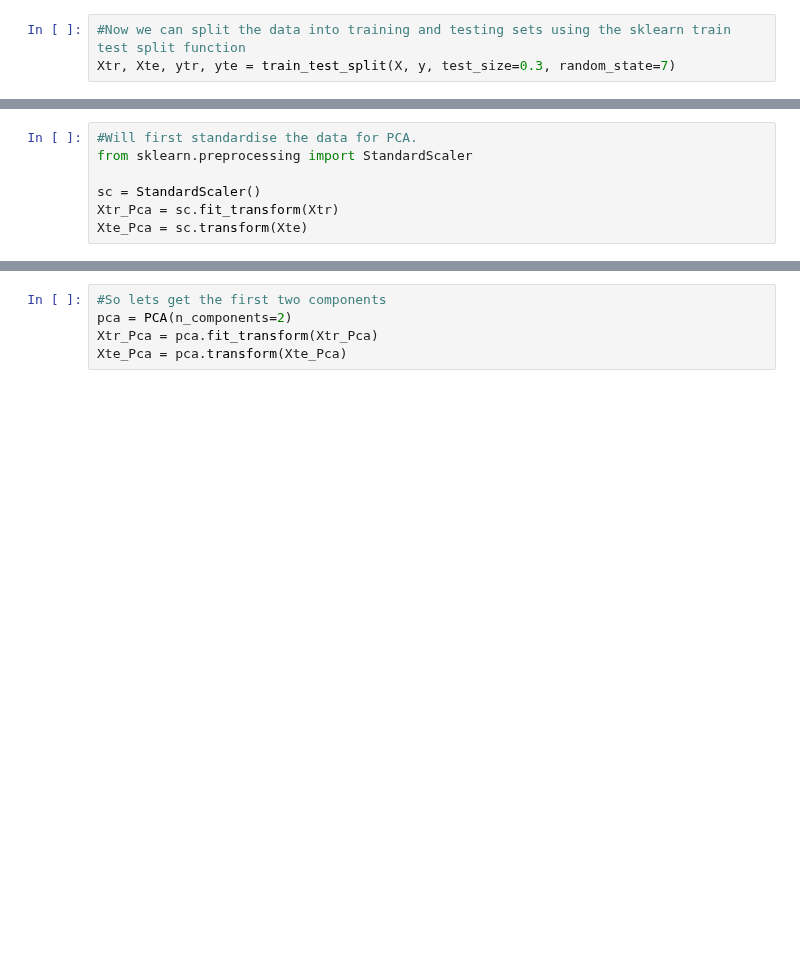
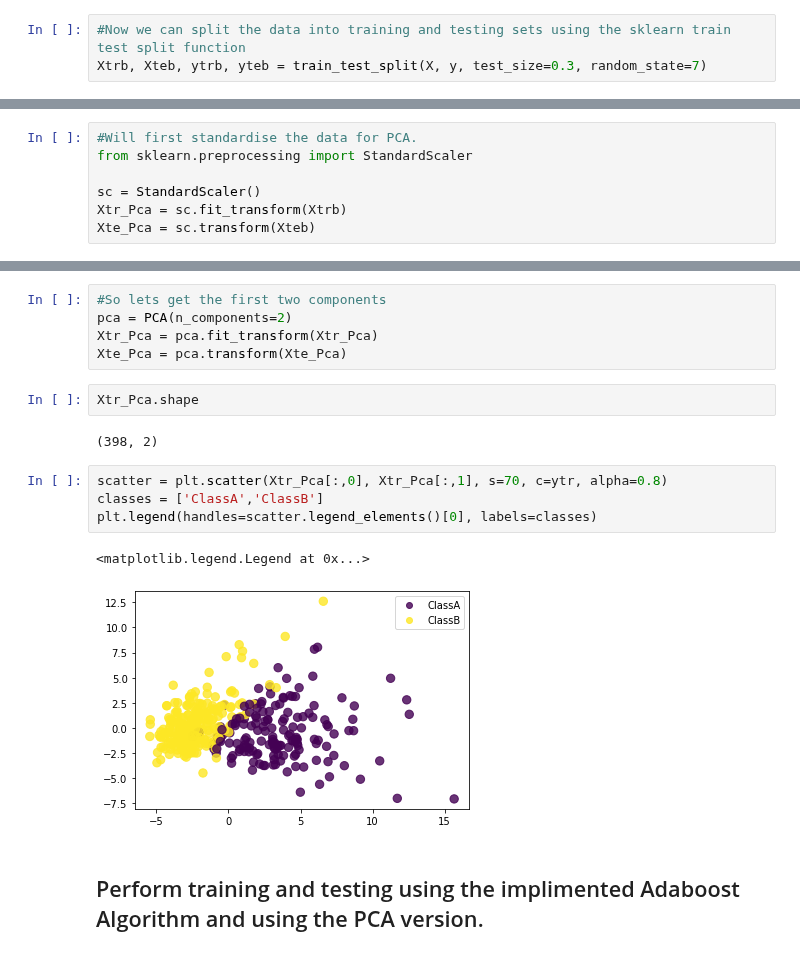
Before and after one commit to mosemb/MachineLearningAssignments, a Jupyter notebook: AdaBoost.ipynb, the cells around one changed output, grey strips where cells are left out. Cells and saved outputs as stored; diff of their text form; blank space fills up the shorter version.

Commit message:
Project Adaboost

```diff
--- a/AdaBoost.ipynb
+++ b/AdaBoost.ipynb
@@ -303,4 +303,4 @@ np.unique(y)
 array([-1,  1])
 # %%
 #Now we can split the data into training and testing sets using the sklearn train test split function
-Xtr, Xte, ytr, yte = train_test_split(X, y, test_size=0.3, random_state=7)
+Xtrb, Xteb, ytrb, yteb = train_test_split(X, y, test_size=0.3, random_state=7)
@@ -334,8 +334,8 @@ array(['mean radius', 'mean texture', 'mean perimeter', 'mean area',
 from sklearn.preprocessing import StandardScaler
 
 sc = StandardScaler()
-Xtr_Pca = sc.fit_transform(Xtr)
-Xte_Pca = sc.transform(Xte)
+Xtr_Pca = sc.fit_transform(Xtrb)
+Xte_Pca = sc.transform(Xteb)
 # %%
 Xtr_Pca.shape
 # %% [output]
@@ -370,3 +370,16 @@ exp_var[0]+exp_var[1]
 pca = PCA(n_components=2)
 Xtr_Pca = pca.fit_transform(Xtr_Pca)
 Xte_Pca = pca.transform(Xte_Pca)
+# %%
+Xtr_Pca.shape
+# %% [output]
+(398, 2)
+# %%
+scatter = plt.scatter(Xtr_Pca[:,0], Xtr_Pca[:,1], s=70, c=ytr, alpha=0.8)
+classes = ['ClassA','ClassB']
+plt.legend(handles=scatter.legend_elements()[0], labels=classes)
+# %% [output]
+<matplotlib.legend.Legend at 0x...>
+[figure, added]
+# %% [markdown]
+## Perform training and testing using the implimented Adaboost Algorithm and using the PCA version.
```
Also changed, not shown: parts of 7 cells of this notebook.
